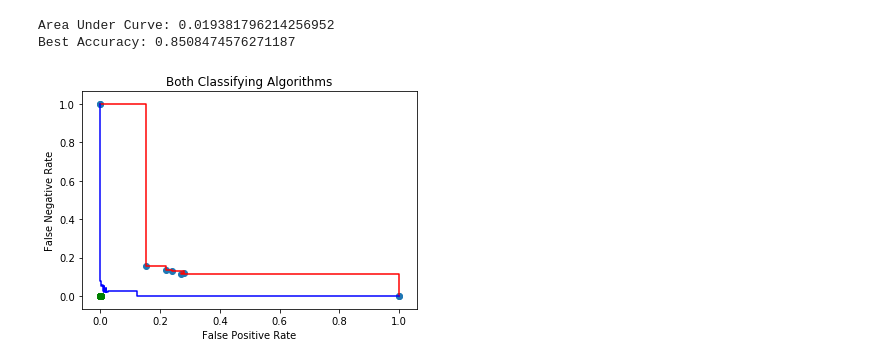
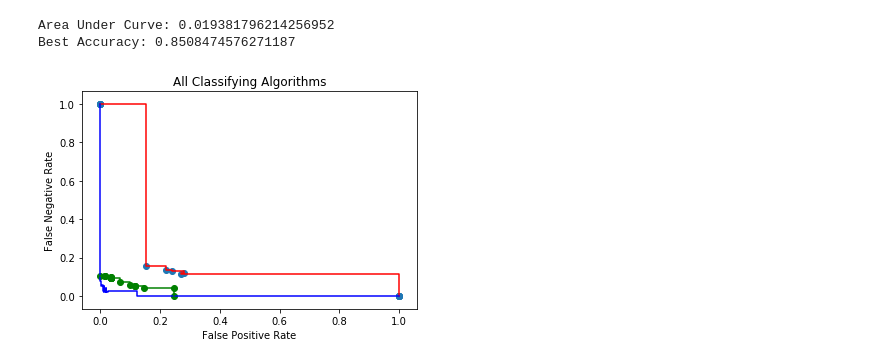
Before and after one commit to xenoframium/VIP-Titanic, a Jupyter notebook: EMADE Analysis.ipynb, the cells around one changed output. Cells and saved outputs as stored; diff of their text form; code cells hidden in the pictures.

```diff
--- a/EMADE Analysis.ipynb
+++ b/EMADE Analysis.ipynb
@@ -571,33 +571,33 @@ Best Accuracy: 0.8508474576271187
 # %%
 fp.insert(0, 0)
 fn.insert(0, 1)
 
 fp.append(1)
 fn.append(0)
 
 points[0].insert(0, 0)
 points[1].insert(0, 1)
 
 points[0].append(1)
 points[1].append(0)
 
-pyplot.title("Both Classifying Algorithms")
+pyplot.title("All Classifying Algorithms")
 pyplot.scatter(points[0], points[1])
 pyplot.xlabel("False Positive Rate")
 pyplot.ylabel("False Negative Rate")
 pyplot.plot(points[0], points[1], color='r', drawstyle='steps-post')
 pyplot.plot(fp, fn, color='b', drawstyle='steps-post')
 
-fitness_1 = [ind.fitness.values[0]/len([x for x in truth if x]) for ind in hof] # % FP
-fitness_2 = [ind.fitness.values[1]/len([x for x in truth if not x]) for ind in hof] # % FN
-pop_1 = [ind.fitness.values[0]/len([x for x in truth if x]) for ind in pop]
-pop_2 = [ind.fitness.values[1]/len([x for x in truth if not x]) for ind in pop]
+fitness_1 = [ind.fitness.values[0] * 100/len([x for x in truth if x]) for ind in hof] # % FP
+fitness_2 = [ind.fitness.values[1] * 100/len([x for x in truth if not x]) for ind in hof] # % FN
+pop_1 = [ind.fitness.values[0] * 100/len([x for x in truth if x]) for ind in pop]
+pop_2 = [ind.fitness.values[1] * 100/len([x for x in truth if not x]) for ind in pop]
 plt.scatter(fitness_1, fitness_2, color='g')
 plt.plot(fitness_1, fitness_2, color='g', drawstyle='steps-post')
 
 
 
 
 pyplot.show()
 # %% [output]
-[figure, old version]
+[figure, new version]
```
